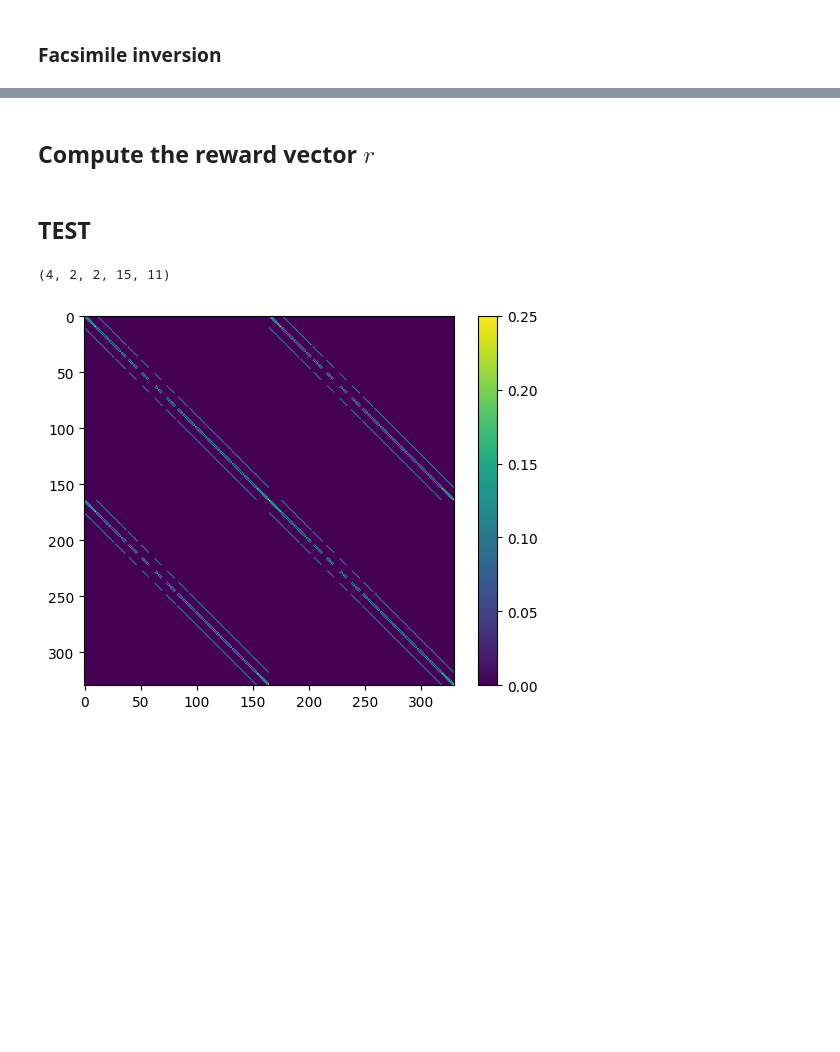
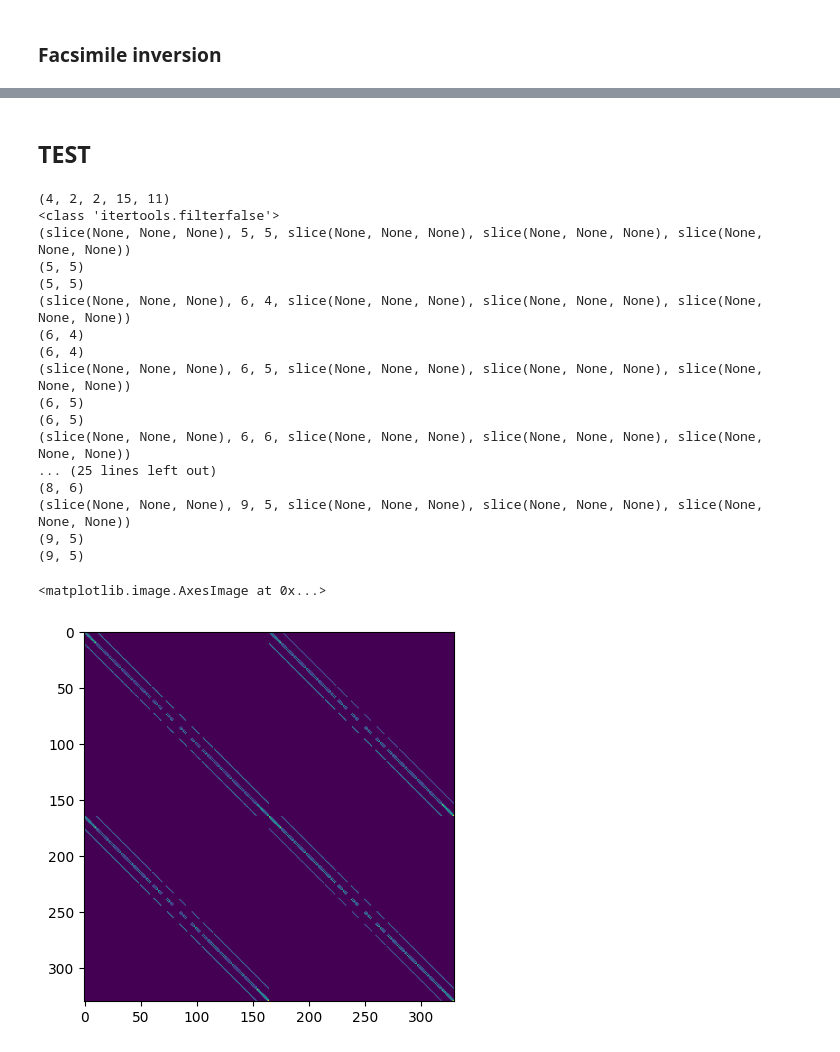
Before and after one commit to kyrellverano/Finite-Memory-Controller, a Jupyter notebook: FSC/FSC_NB/fake_inversion_original.ipynb, the cells around one changed output, grey strips where cells are left out. Drawn from its saved outputs; the diff is of its cells as text; code cells hidden in the pictures; blank space fills up the shorter version.

```diff
--- a/FSC/FSC_NB/fake_inversion_original.ipynb
+++ b/FSC/FSC_NB/fake_inversion_original.ipynb
@@ -303,2 +93,0 @@ def solve_Q(Tsm_sm_matrix, Lx, Ly, Lx0, Ly0, M, A, gamma,find_range):
-# %% [markdown]
-## Compute the reward vector $r$
@@ -361,38 +96,45 @@ def average_reward_fortran(Lx,Ly,M,A,Lx0,Ly0,find_range,cost_move,reward_find):
 # %%
 M = 2
 O = 2
 Lx = 11
 Ly = 15
 a_size = 4
-gamma = 0.95
-find_range = 2.1
-tol = 1e-8
 
-# Average reward
-cost_move = 1-gamma
-# reward_find = cost_move * 0.8
-reward_find = 0.0
-
-np.random.seed(33)
-
-# pi = softmax( np.random.rand(O,M,M*a_size), 2)
-pi = softmax( np.zeros((O,M,M*a_size)), 2)
+pi = softmax( np.random.rand(O,M,M*a_size), 2)
 
 PObs_lim = np.random.rand(O, M*Lx*Ly)
 PObs_lim[1] = 1-PObs_lim[0]
-Lx0 = Lx // 2
-Ly0 = Ly // 3
+Lx0 = 5
+Ly0 = 7
 rho0 = np.random.rand(M*Lx*Ly)
 rho0[Lx:] = 0
 rho0 /= np.sum(rho0)
 eta0 = np.random.rand(M*Lx*Ly)
+gamma = 0.99
+find_range = 2.1
+tol = 1e-8
 
-# Solve eta
 inv_sol, T = solve_eta(pi, PObs_lim, gamma, rho0, Lx, Ly, Lx0, Ly0, find_range)
 iter_sol = itsol(pi, PObs_lim, gamma, rho0, eta0, tol, Lx, Ly, Lx0, Ly0, find_range)
+
 plt.imshow(T)
-plt.colorbar()
-plt.show()
 # %% [output]
 (4, 2, 2, 15, 11)
+<class 'itertools.filterfalse'>
+(slice(None, None, None), 5, 5, slice(None, None, None), slice(None, None, None), slice(None, None, None))
+(5, 5)
+(5, 5)
+(slice(None, None, None), 6, 4, slice(None, None, None), slice(None, None, None), slice(None, None, None))
+(6, 4)
+(6, 4)
+(slice(None, None, None), 6, 5, slice(None, None, None), slice(None, None, None), slice(None, None, None))
+(6, 5)
+(6, 5)
+(slice(None, None, None), 6, 6, slice(None, None, None), slice(None, None, None), slice(None, None, None))
+... (25 lines left out)
+(8, 6)
+(slice(None, None, None), 9, 5, slice(None, None, None), slice(None, None, None), slice(None, None, None))
+(9, 5)
+(9, 5)
+<matplotlib.image.AxesImage at 0x...>
-[figure, old version]
+[figure, new version]
```
Also changed, not shown: parts of 18 cells of this notebook.
